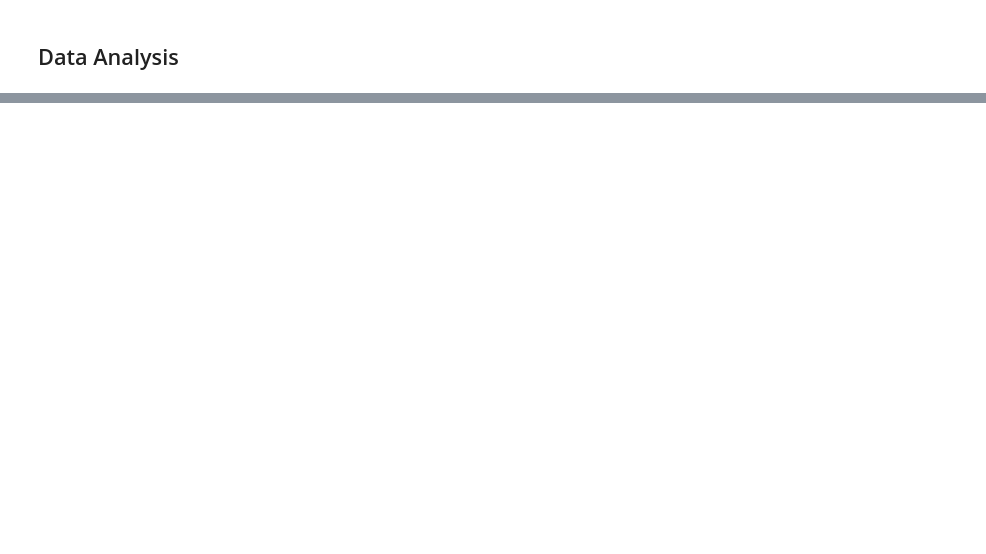
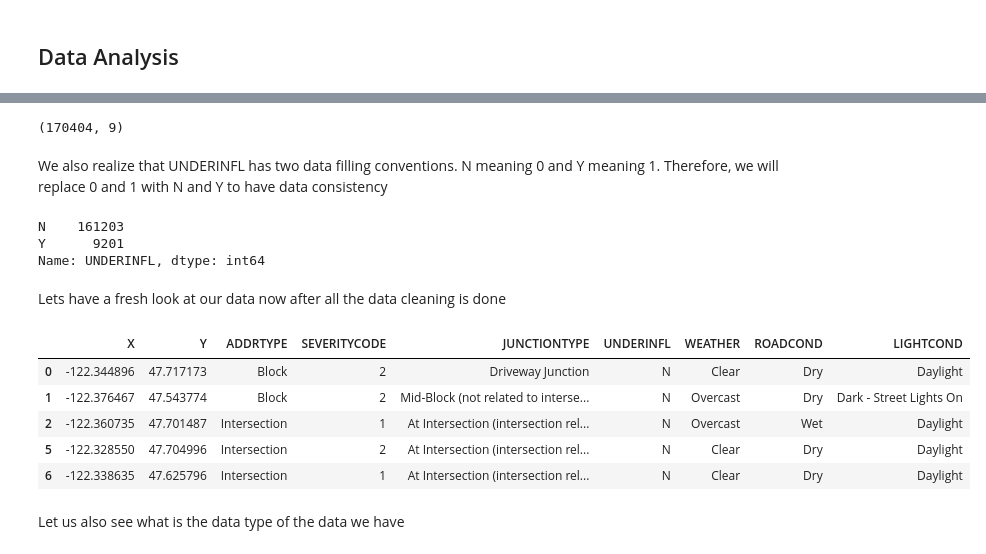
Before and after one commit to RAQDS/Coursera_Capstone, a Jupyter notebook: Coursera Capstone :: Seattle City Accident Warning.ipynb, the cells around one changed output, grey strips where cells are left out. Cells and saved outputs as stored; diff of their text form; code cells hidden in the pictures; blank space fills up the shorter version.

```diff
--- a/Coursera Capstone :: Seattle City Accident Warning.ipynb
+++ b/Coursera Capstone :: Seattle City Accident Warning.ipynb
@@ -205,0 +269,2 @@ dtype: int64
+# %%
+DataSet.drop(["SEGLANEKEY", "CROSSWALKKEY"], axis=1, inplace=True)
@@ -205,0 +273,7 @@ dtype: int64
+# %%
+# Replacing Unknown with NaN
+DataSet.replace("Unknown", np.nan, inplace = True)
+DataSet['SEVERITYCODE'].replace("0", np.nan, inplace = True)
+
+# Number of Unknown/Null data points per Feature
+DataSet.isnull().sum()
@@ -205,0 +296,31 @@ dtype: int64
+# %%
+DataSet.dropna(axis=0, inplace=True)
+# %%
+# Number of observations AFTER dropping Unknown and Nulls
+DataSet.shape
+# %% [output]
+(170404, 9)
+# %% [markdown]
+We also realize that UNDERINFL has two data filling conventions. N meaning 0 and Y meaning 1. Therefore, we will replace 0 and 1 with N and Y to have data consistency
+# %%
+DataSet['UNDERINFL'].replace("0", "N", inplace = True)
+DataSet['UNDERINFL'].replace("1", "Y", inplace = True)
+# %%
+DataSet.UNDERINFL.value_counts()
+# %% [output]
+N    161203
+Y      9201
+Name: UNDERINFL, dtype: int64
+# %% [markdown]
+Lets have a fresh look at our data now after all the data cleaning is done
+# %%
+DataSet.head()
+# %% [output]
+|  | X | Y | ADDRTYPE | SEVERITYCODE | JUNCTIONTYPE | UNDERINFL | WEATHER | ROADCOND | LIGHTCOND |
+| 0 | -122.344896 | 47.717173 | Block | 2 | Driveway Junction | N | Clear | Dry | Daylight |
+| 1 | -122.376467 | 47.543774 | Block | 2 | Mid-Block (not related to interse... | N | Overcast | Dry | Dark - Street Lights On |
+| 2 | -122.360735 | 47.701487 | Intersection | 1 | At Intersection (intersection rel... | N | Overcast | Wet | Daylight |
+| 5 | -122.328550 | 47.704996 | Intersection | 2 | At Intersection (intersection rel... | N | Clear | Dry | Daylight |
+| 6 | -122.338635 | 47.625796 | Intersection | 1 | At Intersection (intersection rel... | N | Clear | Dry | Daylight |
+# %% [markdown]
+Let us also see what is the data type of the data we have
```
Also changed, not shown: parts of 80 cells of this notebook.
